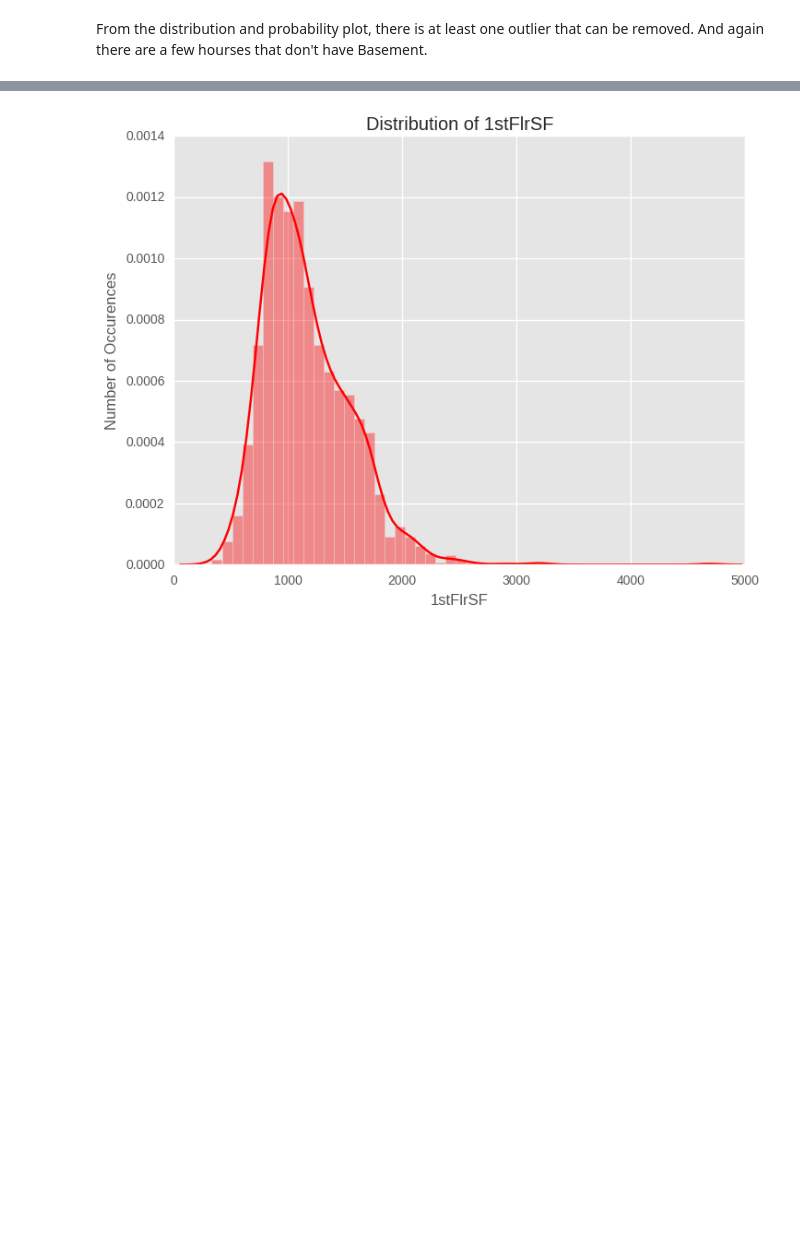
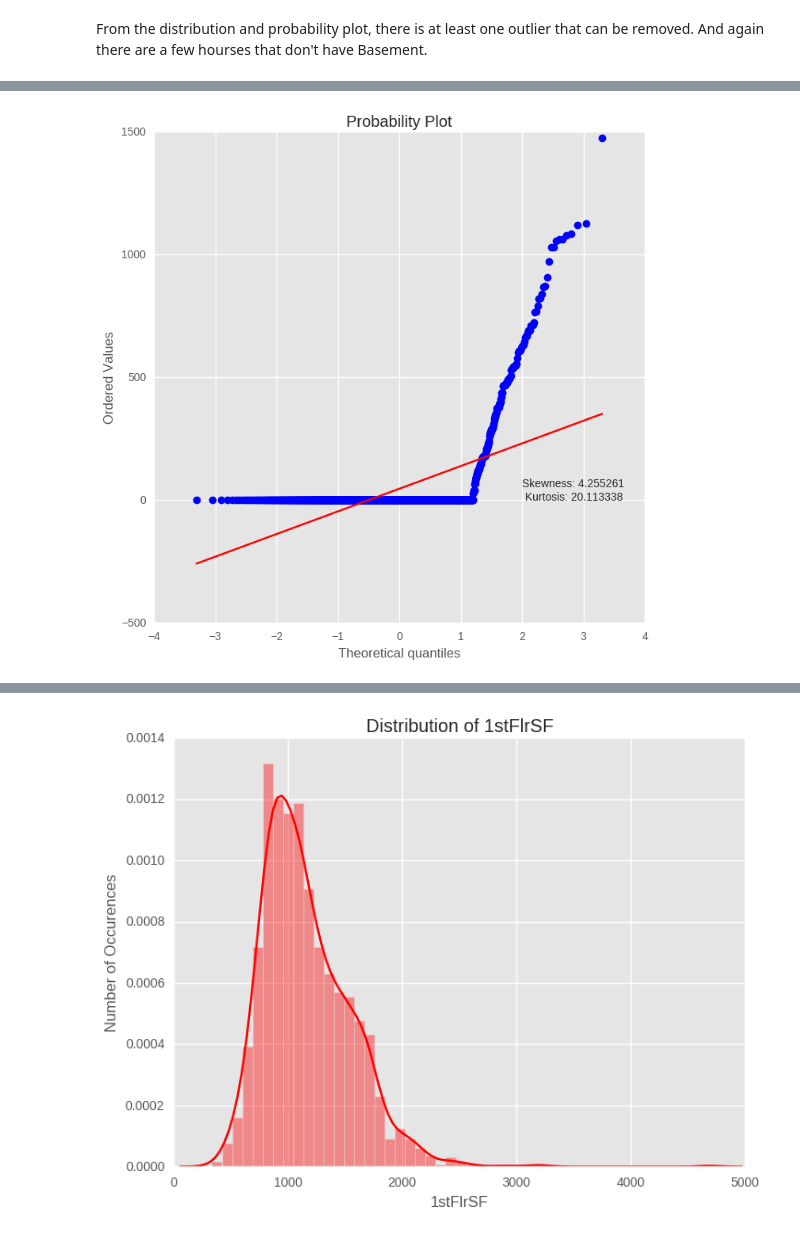
Before and after one commit to dolremi/Housing_Price, a Jupyter notebook: notebook/Data/Numerical_features.ipynb, the cells around one changed output, grey strips where cells are left out. Cells and saved outputs as stored; diff of their text form; code cells hidden in the pictures; blank space fills up the shorter version.

```diff
--- a/notebook/Data/Numerical_features.ipynb
+++ b/notebook/Data/Numerical_features.ipynb
@@ -143,0 +162,4 @@ From the distribution and probability plot, there is at least one outlier that c
+# %%
+plot_univariate_pp(num, "BsmtFinSF2")
+# %% [output]
+[figure, added]
```
Also changed, not shown: parts of 19 cells of this notebook, 4 other files.
